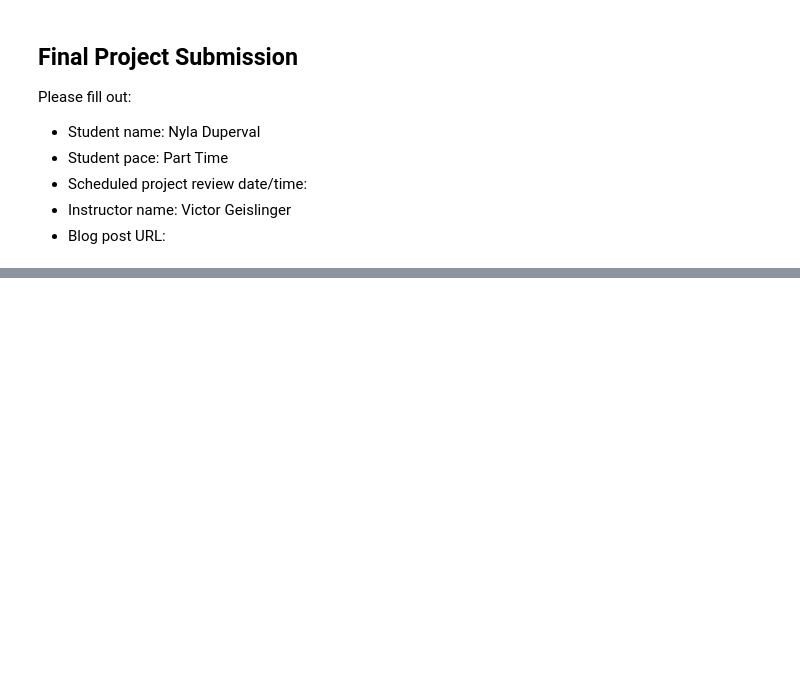
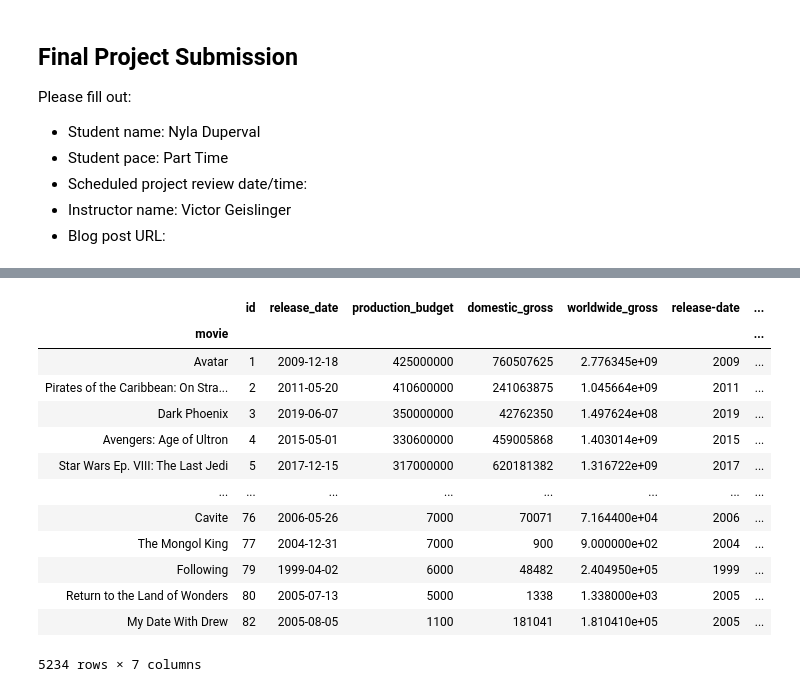
Before and after one commit to Nyla-max/dsc-mod-1-project-v2-1-onl01-dtsc-pt-012120, a Jupyter notebook: student.ipynb, the cells around one changed output, grey strips where cells are left out. Drawn from its saved outputs; the diff is of its cells as text; code cells hidden in the pictures; blank space fills up the shorter version.

```diff
--- a/student.ipynb
+++ b/student.ipynb
@@ -150,0 +145,19 @@ Index(['id', 'release_date', 'movie', 'production_budget', 'domestic_gross',
+# %%
+gross = (tn_budgets['domestic_gross'] > 0) & (tn_budgets['worldwide_gross'] > 0 )
+new_df = tn_budgets[gross]
+new_df
+# %% [output]
+|  | id | release_date | production_budget | domestic_gross | worldwide_gross | release-date | ... |
+| movie |  |  |  |  |  |  | ... |
+| Avatar | 1 | 2009-12-18 | 425000000 | 760507625 | 2.776345e+09 | 2009 | ... |
+| Pirates of the Caribbean: On Stra... | 2 | 2011-05-20 | 410600000 | 241063875 | 1.045664e+09 | 2011 | ... |
+| Dark Phoenix | 3 | 2019-06-07 | 350000000 | 42762350 | 1.497624e+08 | 2019 | ... |
+| Avengers: Age of Ultron | 4 | 2015-05-01 | 330600000 | 459005868 | 1.403014e+09 | 2015 | ... |
+| Star Wars Ep. VIII: The Last Jedi | 5 | 2017-12-15 | 317000000 | 620181382 | 1.316722e+09 | 2017 | ... |
+| ... | ... | ... | ... | ... | ... | ... | ... |
+| Cavite | 76 | 2006-05-26 | 7000 | 70071 | 7.164400e+04 | 2006 | ... |
+| The Mongol King | 77 | 2004-12-31 | 7000 | 900 | 9.000000e+02 | 2004 | ... |
+| Following | 79 | 1999-04-02 | 6000 | 48482 | 2.404950e+05 | 1999 | ... |
+| Return to the Land of Wonders | 80 | 2005-07-13 | 5000 | 1338 | 1.338000e+03 | 2005 | ... |
+| My Date With Drew | 82 | 2005-08-05 | 1100 | 181041 | 1.810410e+05 | 2005 | ... |
+5234 rows × 7 columns
```
Also changed, not shown: parts of 28 cells of this notebook.
